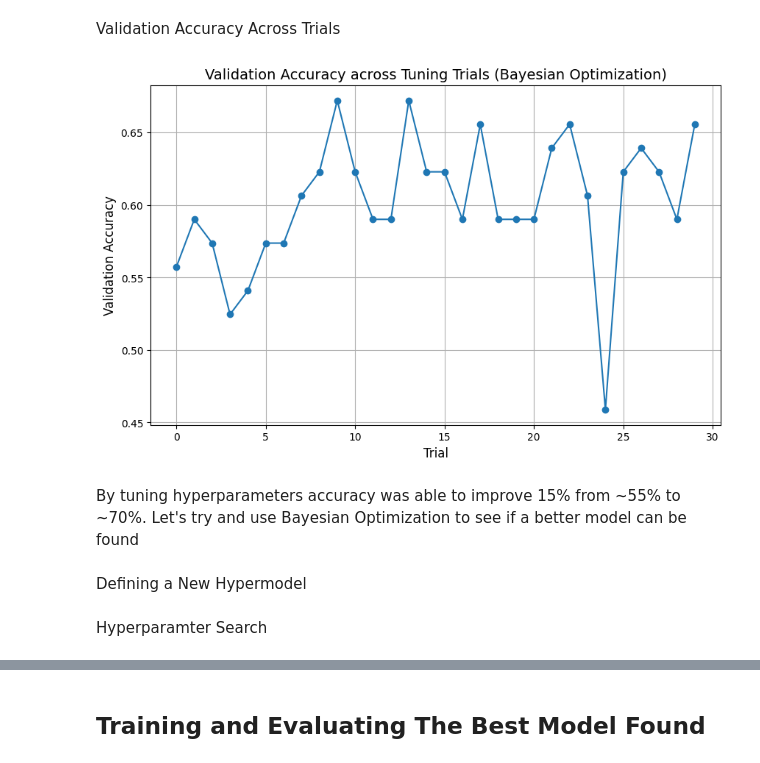
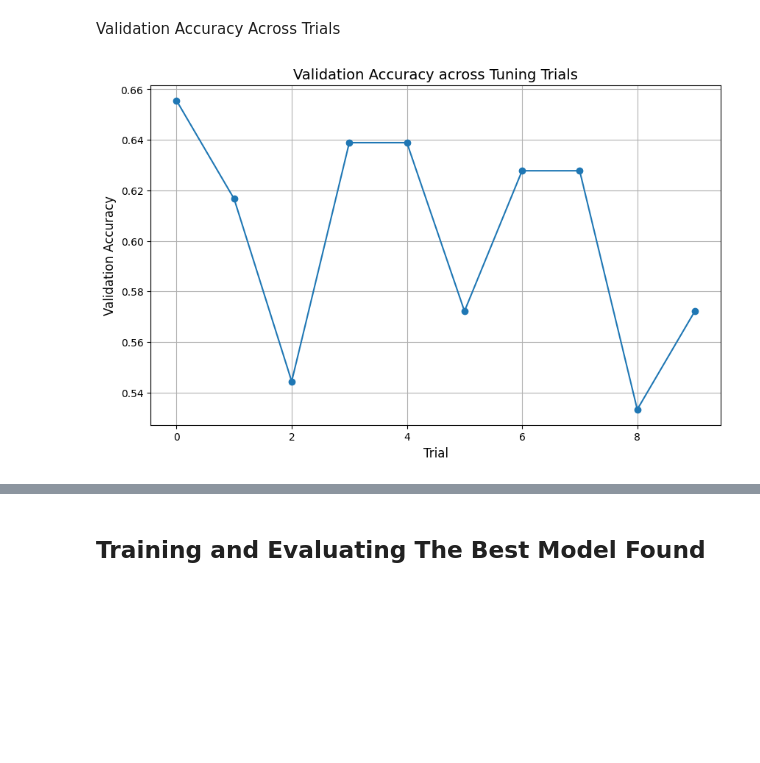
Before and after one commit to rsandu1/MatchOutcomePredictor, a Jupyter notebook: match_predictions.ipynb, the cells around one changed output, grey strips where cells are left out. Cells and saved outputs as stored; diff of their text form; code cells hidden in the pictures; blank space fills up the shorter version.

Commit message:
hyperparameter tuning

```diff
--- a/match_predictions.ipynb
+++ b/match_predictions.ipynb
@@ -306,0 +344,5 @@ X_train, X_test, y_train, y_test = train_test_split(X, y, test_size=0.2, shuffle
+# %%
+classes= np.array([0, 1, 2])
+class_weights = compute_class_weight(class_weight='balanced', classes=np.array([0, 1, 2]), y=np.argmax(y_train, axis=1))
+class_weight_dict = {0: class_weights[0], 1: class_weights[1], 2: class_weights[2]}
+print(class_weight_dict)
@@ -319,5 +371,6 @@ model.compile(optimizer=Adam(learning_rate=0.001), loss='categorical_crossentrop
 # %% [markdown]
 Training the Model
 # %%
-history = model.fit(X_train, y_train, epochs=50, batch_size=32, validation_split=0.1, verbose=1)
+# Training the model with class weights to address imbalance, early stopping, and learning rate scheduler
+history = model.fit(X_train, y_train, epochs=100, batch_size=32, validation_data=(X_test, y_test), callbacks=[early_stopping, reduce_lr], class_weight=class_weight_dict, verbose=1)
 # %% [output]
@@ -519,22 +599,17 @@ Hyperparameter Search
 tuner = kt.RandomSearch(
     build_model,
     objective='val_accuracy',
-    max_trials=30,  # How many different models to try
-    executions_per_trial=1,
-    overwrite=True,
-    directory='tuning_dir',
-    project_name='soccer_match_outcome'
+    max_trials=10,
+    executions_per_trial=3,
+    directory='kt_dir',
+    project_name='soccer_model_tuning'
 )
 
-# Perform the search
-tuner.search(
-    X_train, y_train,
-    epochs=30,
-    validation_split=0.2,
-    batch_size=32,
-    callbacks=[tf.keras.callbacks.EarlyStopping(monitor='val_loss', patience=5)]
-)
+# Run the hyperparameter search
+tuner.search(X_train, y_train, epochs=100, validation_split=0.2, batch_size=32)
 
 # Get the best model
+best_hp = tuner.get_best_models(num_models=1)[0]
+best_hp.evaluate(X_test, y_test)
 best_hps = tuner.get_best_hyperparameters(num_trials=1)[0]
 # %% [output]
@@ -546,44 +622,38 @@ Total elapsed time: 00h 05m 39s
 # %% [markdown]
 Validation Accuracy Across Trials
 # %%
-# Get all trials
 trials = tuner.oracle.get_best_trials(num_trials=len(tuner.oracle.trials))
 
-# Extract validation metrics
 trial_scores = []
 for trial in trials:
     trial_id = trial.trial_id
-    metrics_names = trial.metrics.metrics.keys()  # List available metrics
+    metrics_names = trial.metrics.metrics.keys()
 
     if 'val_accuracy' in metrics_names:
         val_score = trial.metrics.get_last_value('val_accuracy')
         metric_used = 'Validation Accuracy'
     elif 'val_loss' in metrics_names:
-        val_score = -trial.metrics.get_last_value('val_loss')  # Negative because lower loss = better
+        val_score = -trial.metrics.get_last_value('val_loss')
         metric_used = 'Negative Validation Loss'
     else:
-        val_score = None  # Shouldn't happen unless tuning broke
+        val_score = None
         metric_used = 'Unknown'
 
     trial_scores.append((int(trial_id), val_score, metric_used))
 
-# Build DataFrame
+
 trials_df = pd.DataFrame(trial_scores, columns=['Trial', 'Score', 'Metric'])
 
-# Sort by trial number
+
 trials_df = trials_df.sort_values('Trial')
 
-# Plot
+
 plt.figure(figsize=(10,6))
 plt.plot(trials_df['Trial'], trials_df['Score'], marker='o')
-plt.title('Validation Accuracy across Tuning Trials (Bayesian Optimization)', fontsize=14)
+plt.title('Validation Accuracy across Tuning Trials', fontsize=14)
 plt.xlabel('Trial', fontsize=12)
 plt.ylabel('Validation Accuracy', fontsize=12)
 plt.grid(True)
 plt.show()
 # %% [output]
-[figure, old version]
+[figure, new version]
-# %% [markdown]
-By tuning hyperparameters accuracy was able to improve 15% from ~55% to ~70%. Let's try and use Bayesian Optimization to see if a better model can be found
-# %% [markdown]
-Defining a New Hypermodel
@@ -626,2 +659,0 @@ def build_model(hp):
-# %% [markdown]
-Hyperparamter Search
```
Also changed, not shown: parts of 41 cells of this notebook, 39 other files.
